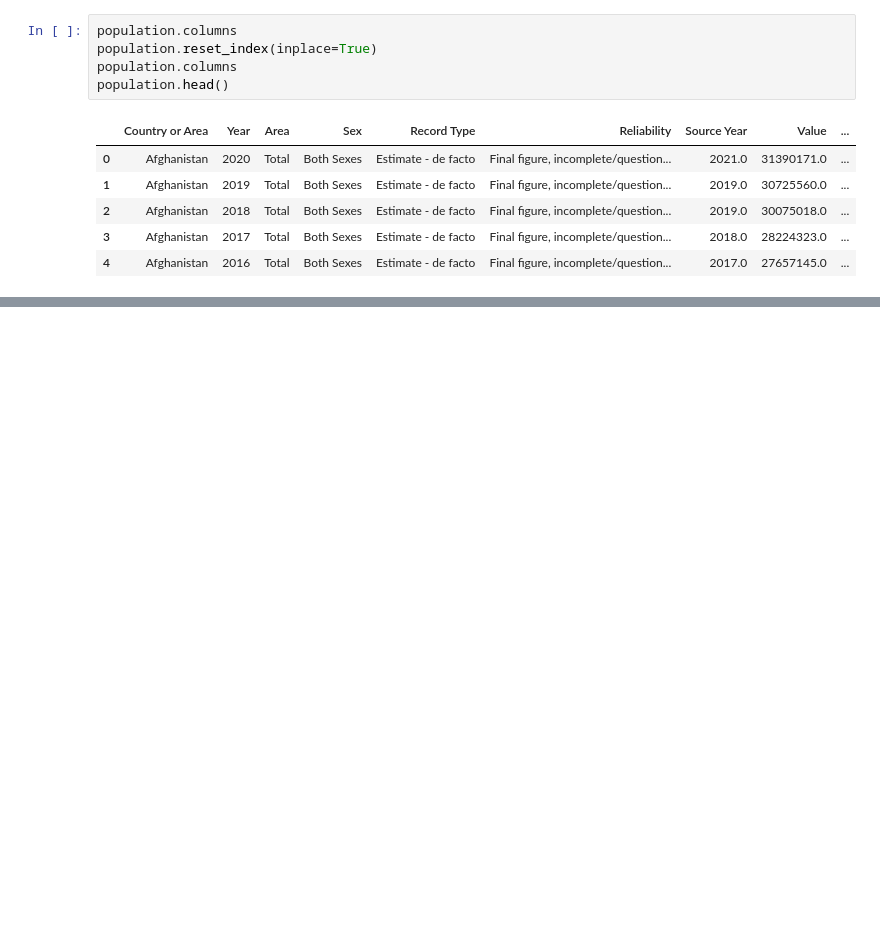
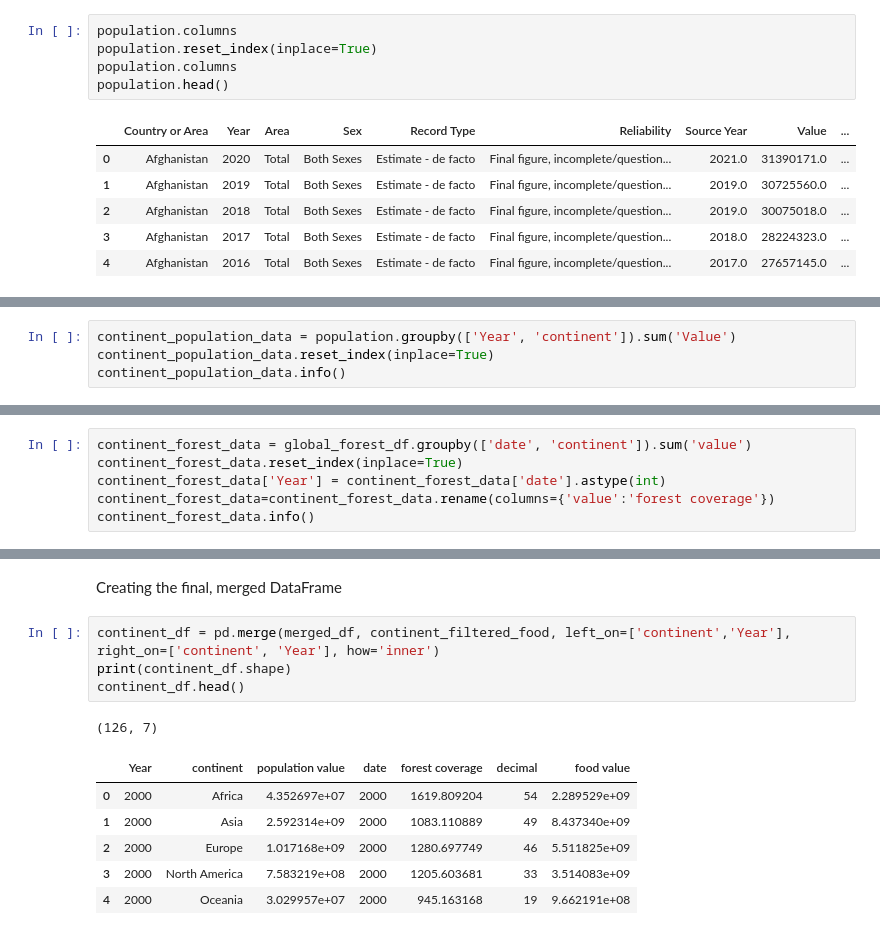
Before and after one commit to BoSuto/Specialist-Certificate-in-Data-Analytics-Essential-Jan-2023, a Jupyter notebook: Project - Spring 2023.ipynb, the cells around one changed output, grey strips where cells are left out. Saved outputs shown, nothing was run; the diff lists cells and outputs as text; blank space fills up the shorter version.

```diff
--- a/Project - Spring 2023.ipynb
+++ b/Project - Spring 2023.ipynb
@@ -346,0 +262,4 @@ ValueError: You are trying to merge on object and int64 columns. If you wish to
+# %%
+continent_population_data = population.groupby(['Year', 'continent']).sum('Value')
+continent_population_data.reset_index(inplace=True)
+continent_population_data.info()
@@ -346,0 +277,6 @@ ValueError: You are trying to merge on object and int64 columns. If you wish to
+# %%
+continent_forest_data = global_forest_df.groupby(['date', 'continent']).sum('value')
+continent_forest_data.reset_index(inplace=True)
+continent_forest_data['Year'] = continent_forest_data['date'].astype(int)
+continent_forest_data=continent_forest_data.rename(columns={'value':'forest coverage'})
+continent_forest_data.info()
@@ -346,0 +359,14 @@ ValueError: You are trying to merge on object and int64 columns. If you wish to
+# %% [markdown]
+Creating the final, merged DataFrame
+# %%
+continent_df = pd.merge(merged_df, continent_filtered_food, left_on=['continent','Year'], right_on=['continent', 'Year'], how='inner')
+print(continent_df.shape)
+continent_df.head()
+# %% [output]
+(126, 7)
+|  | Year | continent | population value | date | forest coverage | decimal | food value |
+| 0 | 2000 | Africa | 4.352697e+07 | 2000 | 1619.809204 | 54 | 2.289529e+09 |
+| 1 | 2000 | Asia | 2.592314e+09 | 2000 | 1083.110889 | 49 | 8.437340e+09 |
+| 2 | 2000 | Europe | 1.017168e+09 | 2000 | 1280.697749 | 46 | 5.511825e+09 |
+| 3 | 2000 | North America | 7.583219e+08 | 2000 | 1205.603681 | 33 | 3.514083e+09 |
+| 4 | 2000 | Oceania | 3.029957e+07 | 2000 | 945.163168 | 19 | 9.662191e+08 |
```
Also changed, not shown: parts of 24 cells of this notebook.
